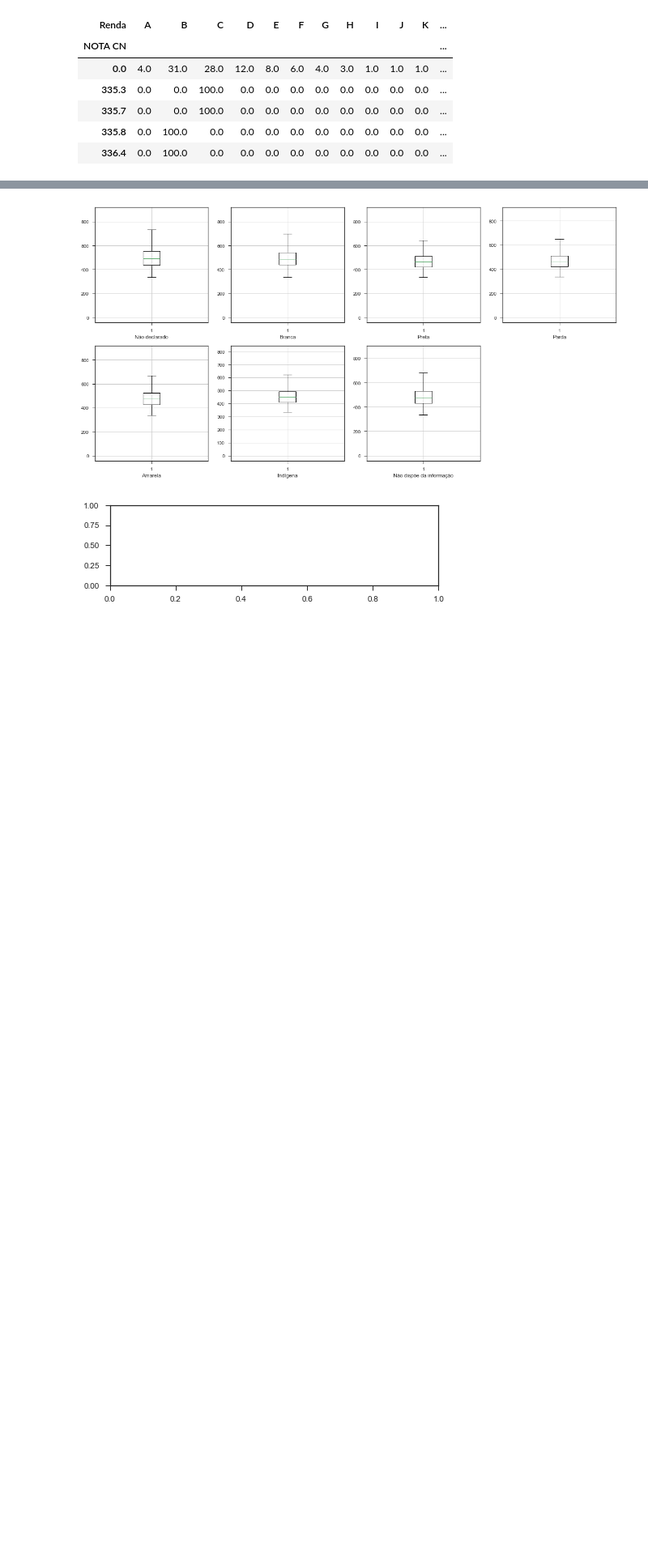
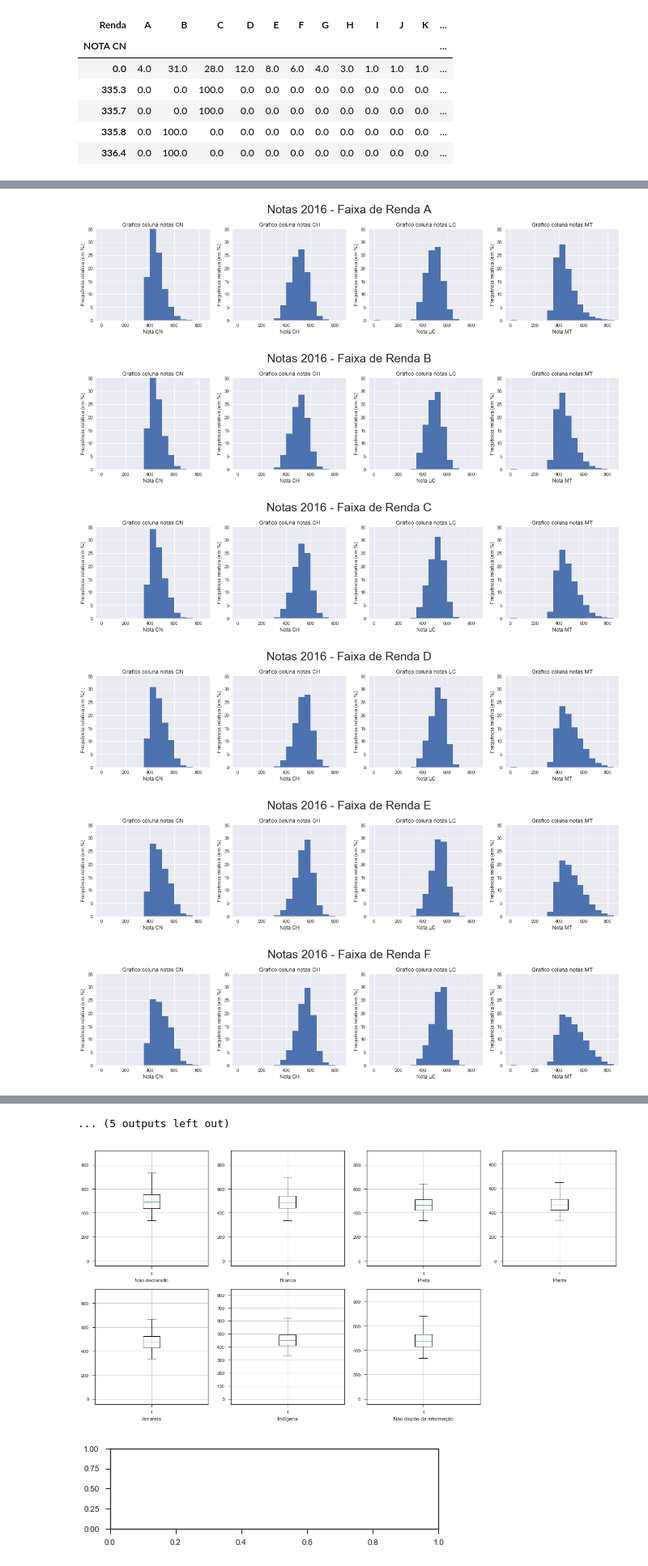
Before and after one commit to pedross3/CDDP_final, a Jupyter notebook: Projeto 03.ipynb, the cells around one changed output, grey strips where cells are left out. Shown at 81% size. Cells and saved outputs as stored; diff of their text form; code cells hidden in the pictures; blank space fills up the shorter version.

```diff
--- a/Projeto 03.ipynb
+++ b/Projeto 03.ipynb
@@ -414,0 +464,9 @@ plt.show()
+# %%
+plot_renda_vs_nota(data_2016, 2016)
+# %% [output]
+[figure, added]
+[figure, added]
+[figure, added]
+[figure, added]
+[figure, added]
+[figure, added]
@@ -415,3 +479,4 @@ plt.show()
+... (5 outputs left out)
 # %%
 data_2015.loc[(data_2015.SG_UF_RESIDENCIA=='RO') | (data_2015.SG_UF_RESIDENCIA=='AC') | (data_2015.SG_UF_RESIDENCIA=='AM') | (data_2015.SG_UF_RESIDENCIA=='RR') | (data_2015.SG_UF_RESIDENCIA=='PA') | (data_2015.SG_UF_RESIDENCIA=='AP') | (data_2015.SG_UF_RESIDENCIA=='TO'),'Regiao'] = 'Norte'
 data_2015.loc[(data_2015.SG_UF_RESIDENCIA=='MA') | (data_2015.SG_UF_RESIDENCIA=='PI') | (data_2015.SG_UF_RESIDENCIA=='CE') | (data_2015.SG_UF_RESIDENCIA=='RN') | (data_2015.SG_UF_RESIDENCIA=='PB') | (data_2015.SG_UF_RESIDENCIA=='PE') | (data_2015.SG_UF_RESIDENCIA=='AL') | (data_2015.SG_UF_RESIDENCIA=='SE') | (data_2015.SG_UF_RESIDENCIA=='BH'),'Regiao'] = 'Nordeste'
```
Also changed, not shown: parts of 9 cells of this notebook.
